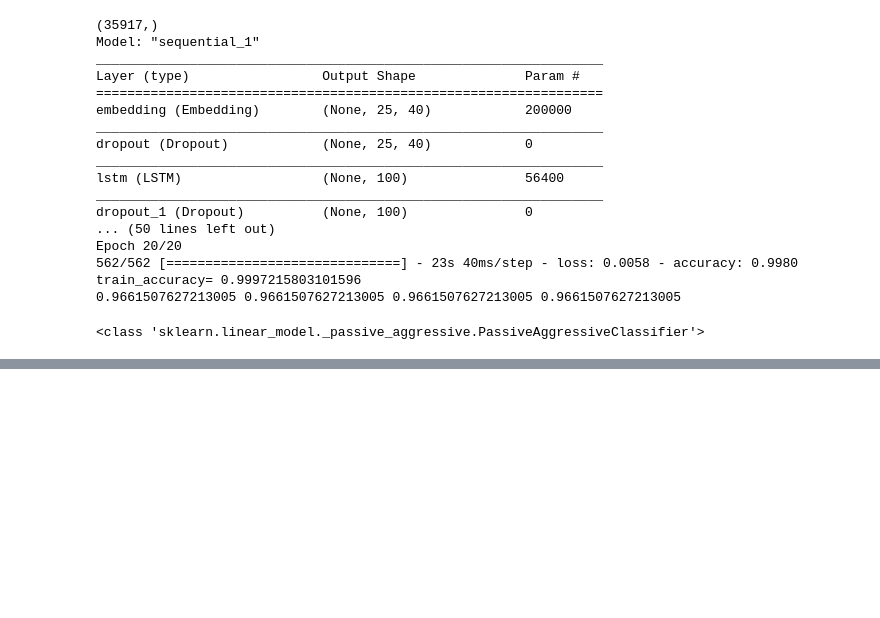
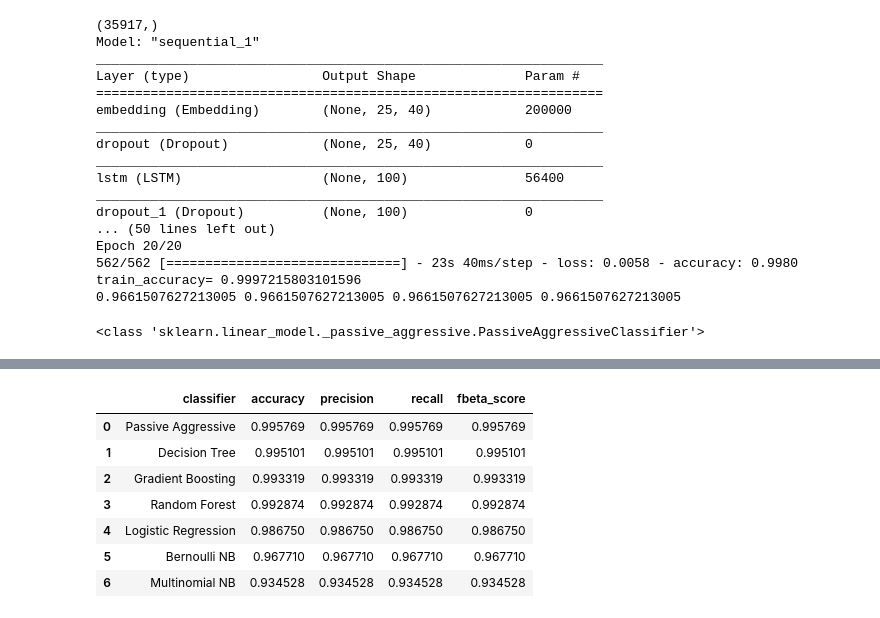
Before and after one commit to reachsidd/fina_project_6740, a Jupyter notebook: python/FinalProject3.ipynb, the cells around one changed output, grey strips where cells are left out. Cells and saved outputs as stored; diff of their text form; code cells hidden in the pictures; blank space fills up the shorter version.

```diff
--- a/python/FinalProject3.ipynb
+++ b/python/FinalProject3.ipynb
@@ -389,7 +389,7 @@ classifier_cv_params_mnb = {}
 classifier_cv_params_bnb = {}
 classifier_cv_params_gbc = {}
 classifier_cv_params_dtc = {}
-classifier_cv_params_rfc = {}
+classifier_cv_params_rfc = {'max_depth':500,}
 
 classifier_cv_params_list = [classifier_cv_params_pac, classifier_cv_params_lr, classifier_cv_params_mnb,classifier_cv_params_bnb,classifier_cv_params_gbc,classifier_cv_params_dtc,classifier_cv_params_rfc]
 
@@ -469,0 +435,12 @@ Fitting 5 folds for each of 1 candidates, totalling 5 fits
+# %%
+metrics_df=pd.DataFrame(metrics)
+metrics_df.sort_values(by=['accuracy'], ascending=False).reset_index(drop=True)
+# %% [output]
+|  | classifier | accuracy | precision | recall | fbeta_score |
+| 0 | Passive Aggressive | 0.995769 | 0.995769 | 0.995769 | 0.995769 |
+| 1 | Decision Tree | 0.995101 | 0.995101 | 0.995101 | 0.995101 |
+| 2 | Gradient Boosting | 0.993319 | 0.993319 | 0.993319 | 0.993319 |
+| 3 | Random Forest | 0.992874 | 0.992874 | 0.992874 | 0.992874 |
+| 4 | Logistic Regression | 0.986750 | 0.986750 | 0.986750 | 0.986750 |
+| 5 | Bernoulli NB | 0.967710 | 0.967710 | 0.967710 | 0.967710 |
+| 6 | Multinomial NB | 0.934528 | 0.934528 | 0.934528 | 0.934528 |
```
Also changed, not shown: parts of 1 cell of this notebook.
